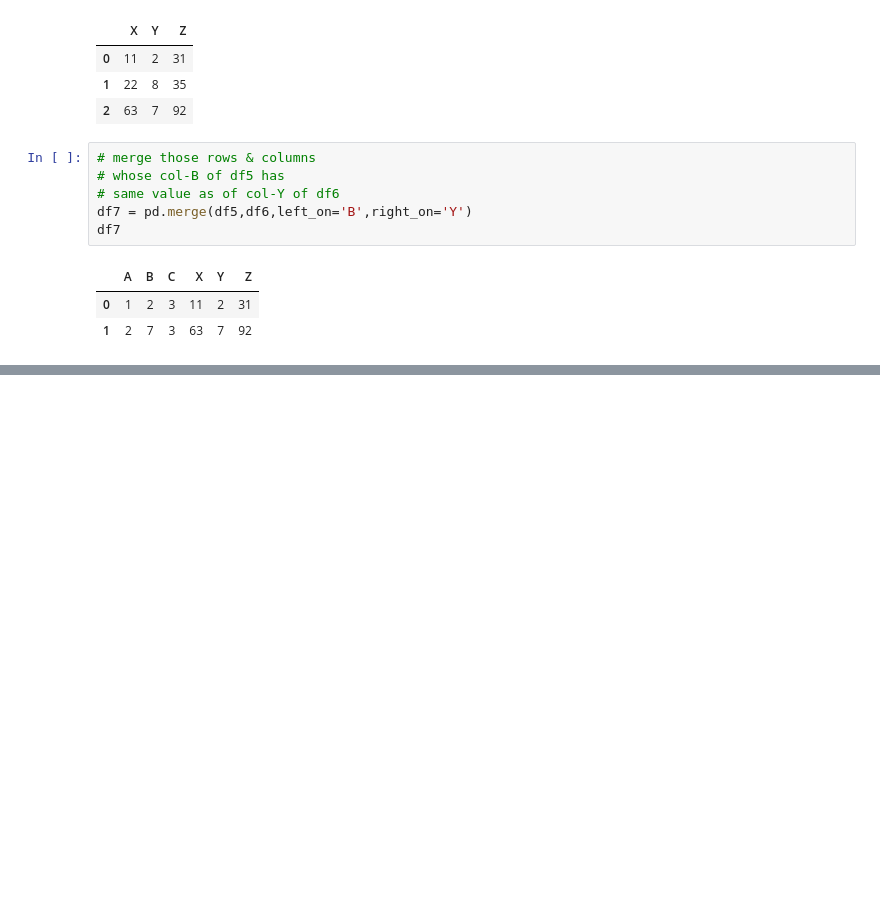
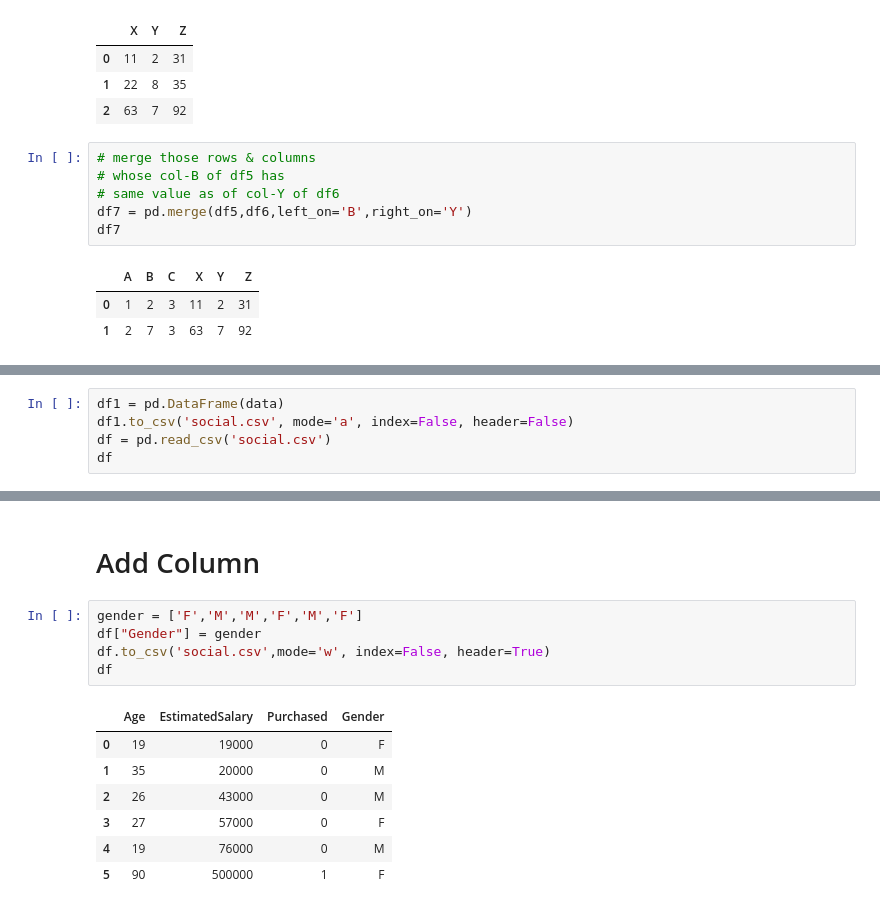
Before and after one commit to ksalokya/pandas, a Jupyter notebook: pandas.ipynb, the cells around one changed output, grey strips where cells are left out. Cells and saved outputs as stored; diff of their text form; blank space fills up the shorter version.

```diff
--- a/pandas.ipynb
+++ b/pandas.ipynb
@@ -170,0 +188,5 @@ df7
+# %%
+df1 = pd.DataFrame(data)
+df1.to_csv('social.csv', mode='a', index=False, header=False)
+df = pd.read_csv('social.csv')
+df
@@ -170,0 +201,15 @@ df7
+# %% [markdown]
+# Add Column
+# %%
+gender = ['F','M','M','F','M','F']
+df["Gender"] = gender
+df.to_csv('social.csv',mode='w', index=False, header=True)
+df
+# %% [output]
+|  | Age | EstimatedSalary | Purchased | Gender |
+| 0 | 19 | 19000 | 0 | F |
+| 1 | 35 | 20000 | 0 | M |
+| 2 | 26 | 43000 | 0 | M |
+| 3 | 27 | 57000 | 0 | F |
+| 4 | 19 | 76000 | 0 | M |
+| 5 | 90 | 500000 | 1 | F |
```
Also changed, not shown: parts of 14 cells of this notebook, 1 other file.
